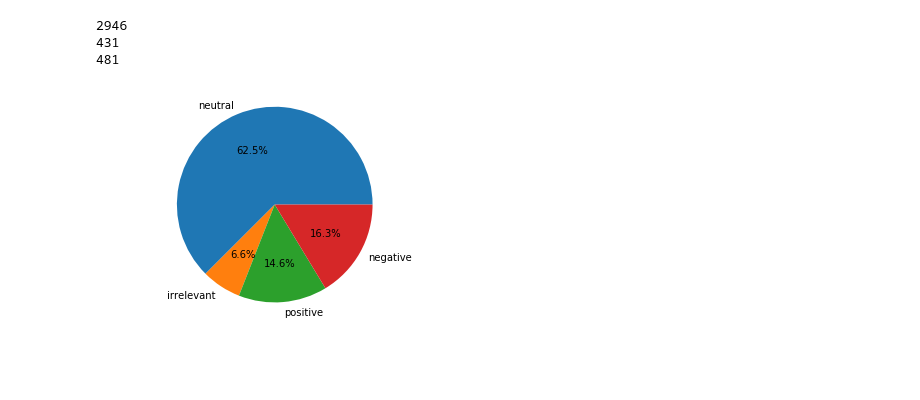
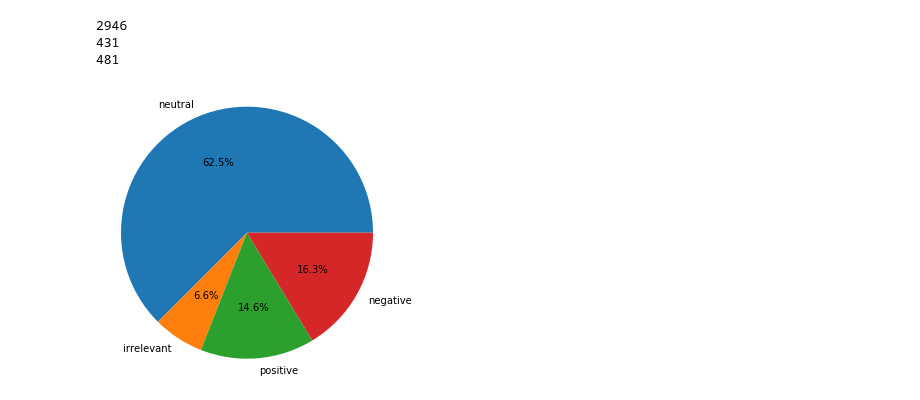
Before and after one commit to ClaasM/Bachelors-Thesis, a Jupyter notebook: notebooks/datasets/sanders.ipynb, the cells around one changed output. Drawn from its saved outputs; the diff is of its cells as text; code cells hidden in the pictures; blank space fills up the shorter version.

```diff
--- a/notebooks/datasets/sanders.ipynb
+++ b/notebooks/datasets/sanders.ipynb
@@ -46,16 +45,18 @@ with open('./../../data/interim/sanders_hydrated_en.csv') as csv_file:
 print(total)
 print(sentiment_count["positive"])
 print(sentiment_count["negative"])
-
-sizes = np.fromiter(iter(sentiment_count.values()), dtype=int)
-labels = ["neutral", "irrelevant", "positive", "negative"]
-
-plt.pie(sizes, labels=labels, shadow=False, autopct='%1.1f%%',)
-plt.axis('equal')
-plt.savefig('sanders_sentiment.pdf', format="pdf",bbox_inches='tight')
-plt.show()
 # %% [output]
 2946
 431
 481
-[figure, removed]
+# %%
+sizes = np.fromiter(iter(sentiment_count.values()), dtype=int)
+labels = ["neutral", "irrelevant", "positive", "negative"]
+plt.figure(figsize=(5,5))
+
+plt.pie(sizes, labels=labels, shadow=False, autopct='%1.1f%%',)
+plt.axis('equal')
+plt.savefig('sanders_sentiment.pdf', format="pdf",bbox_inches='tight')
+plt.show()
+# %% [output]
+[figure, added]
```
Also changed, not shown: parts of 1 cell of this notebook, 16 other files.
